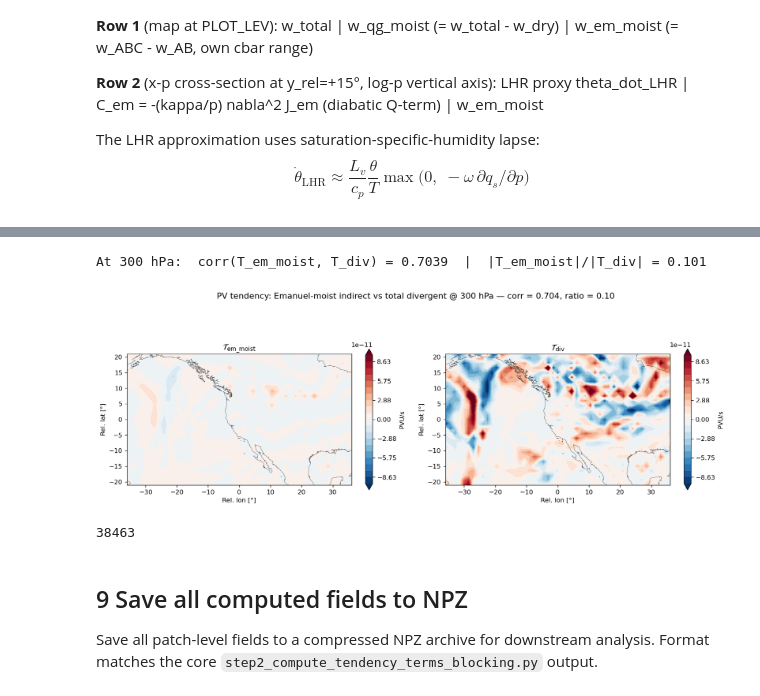
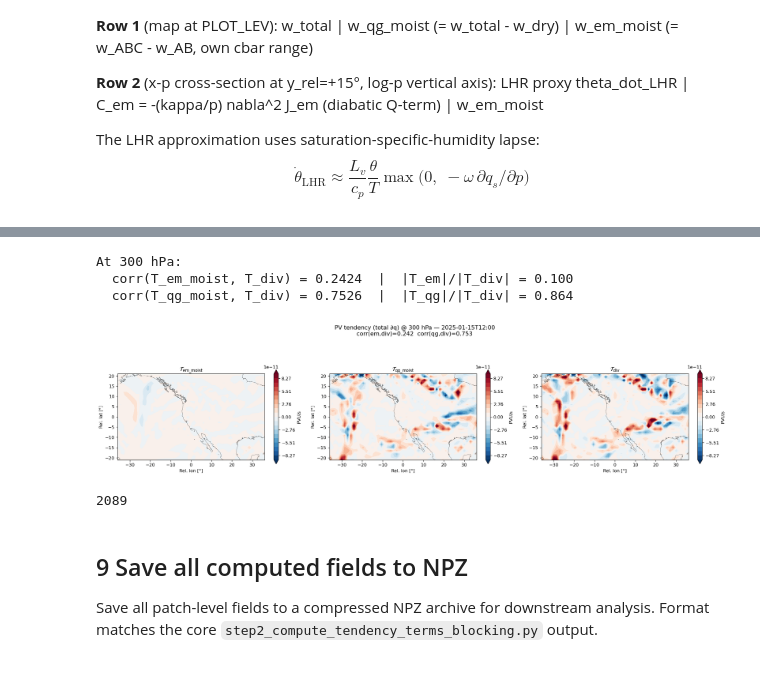
Before and after one commit to yanxingjianken/pvtend, a Jupyter notebook: examples/02_helmholtz_and_qg_omega.ipynb, the cells around one changed output, grey strips where cells are left out. Cells and saved outputs as stored; diff of their text form; code cells hidden in the pictures.

```diff
--- a/examples/02_helmholtz_and_qg_omega.ipynb
+++ b/examples/02_helmholtz_and_qg_omega.ipynb
@@ -173,8 +161,8 @@ using the **spherical Laplacian** Poisson solver (conservative form, following x
 Must be done on the full NH grid (full longitude ring) for spectral accuracy of the periodic zonal BCs.
 # %%
 %%time
-# Full NH Helmholtz (spherical Laplacian): (nlev, 61, 240) → dict of same shape
-helm = helmholtz_decomposition_3d(u_anom, v_anom, lat, lon)
+# Full NH Helmholtz on TOTAL wind (spherical Laplacian): (nlev, 61, 240) → dict of same shape
+helm = helmholtz_decomposition_3d(u_snap, v_snap, lat, lon)
 print("Helmholtz output keys:", sorted(helm.keys()))
 
 print(f"\nAt {PLOT_LEV} hPa (level index {ilev}):")
@@ -349,7 +302,7 @@ full spherical Laplacian in conservative form.
 # %%
 skip = 2                          # quiver stride for patch
 
-u_tot_p = p_u_anom[ilev];         v_tot_p = p_v_anom[ilev]
+u_tot_p = p_u_snap[ilev];         v_tot_p = p_v_snap[ilev]
 u_rot_p = p_u_rot[ilev];          v_rot_p = p_v_rot[ilev]
 u_div_p = p_u_div[ilev];          v_div_p = p_v_div[ilev]
 u_har_p = p_u_har[ilev];          v_har_p = p_v_har[ilev]
@@ -359,14 +312,14 @@ har_speed = np.sqrt(u_har_p**2 + v_har_p**2)
 fig, axes = plt.subplots(2, 2, figsize=(14, 11))
 kw = dict(cmap="RdBu_r", extend="both")
 
-# ── (0,0) Total anomaly wind — speed contourf + quiver ──
+# ── (0,0) Total wind — speed contourf + quiver ──
 ax = axes[0, 0]
 speed = np.sqrt(u_tot_p**2 + v_tot_p**2)
 cf = ax.contourf(x_coords, y_coords, speed, levels=20, cmap="YlOrRd", extend="max")
 q0 = ax.quiver(x_coords[::skip], y_coords[::skip],
                u_tot_p[::skip, ::skip], v_tot_p[::skip, ::skip],
                scale=500, width=0.003, color="k")
-ax.set_title("Total u', v'  (speed)", fontsize=12)
+ax.set_title("Total u, v  (speed)", fontsize=12)
 plt.colorbar(cf, ax=ax, shrink=0.7, label="m/s")
 
 # ── (0,1) Rotational + streamfunction ψ ──
@@ -410,7 +363,7 @@ for ax in axes.flat:
     ax.set_ylabel("Relative latitude [°]")
     ax.set_aspect("equal")
 
-fig.suptitle(f"Helmholtz decomposition @ {PLOT_LEV} hPa — {ts_str}\n"
+fig.suptitle(f"Helmholtz decomposition (total wind) @ {PLOT_LEV} hPa — {ts_str}\n"
              f"Centre ({CENTER_LAT}°N, {CENTER_LON}°E)",
              fontsize=13, y=0.95)
 fig.tight_layout()
@@ -695,13 +650,19 @@ chi_d, u_div_dry, v_div_dry = solve_chi_from_omega(
     omega_dry_total, patch_lat, patch_lon, plevs_pa,
 )
 
+# QG-moist divergent wind (from full moist residual ω_qg_moist = ω_total − ω_dry)
+chi_qg, u_div_qg, v_div_qg = solve_chi_from_omega(
+    w_qg_moist, patch_lat, patch_lon, plevs_pa,
+)
+
 # For backward compat aliases used in §8
 u_div_moist = u_div_em
 v_div_moist = v_div_em
 omega_moist_total = omega_em_moist
 
 print(f"|u_div_em_moist| max = {np.abs(u_div_em[ilev]).max():.3f} m/s")
-print(f"|u_div_dry|     max = {np.abs(u_div_dry[ilev]).max():.3f} m/s")
+print(f"|u_div_qg_moist| max = {np.abs(u_div_qg[ilev]).max():.3f} m/s")
+print(f"|u_div_dry|      max = {np.abs(u_div_dry[ilev]).max():.3f} m/s")
 
 # ── 1×3 panel: divergent wind total / dry / em-moist @ PLOT_LEV ──
 fig, axes = plt.subplots(1, 3, figsize=(18, 5))
@@ -760,56 +726,74 @@ The moist divergent wind comes from `ω_em_moist` (Emanuel LHR contribution).
 # %%
 # ── PV tendency terms on the patch ──
-# Uses ANOMALY PV gradient (∂q'/∂x, ∂q'/∂y, ∂q'/∂p)
+# Uses TOTAL PV gradient (∂q/∂x, ∂q/∂y, ∂q/∂p)
 # and Emanuel-moist divergent wind from w_em_moist Poisson solve.
 
+# ω_moist = ω_total − ω_dry  (already computed in §6 as wm_log20)
+w_moist = wm_log20
+
 # Indirect Emanuel-moist PV tendency
-T_moist = -(u_div_moist * p_dpv_anom_dx
-            + v_div_moist * p_dpv_anom_dy
-            + omega_moist_total * p_dpv_anom_dp)
+T_moist = -(u_div_moist * p_dpv_bar_dx
+            + v_div_moist * p_dpv_bar_dy
+            + omega_moist_total * p_dpv_bar_dp)
 
-# Total divergent outflow PV tendency
-T_div = -(p_u_div * p_dpv_anom_dx
-          + p_v_div * p_dpv_anom_dy
-          + p_w_snap * p_dpv_anom_dp)
+# QG-moist residual PV tendency (full moist divergent wind from ω_qg_moist Poisson)
+T_qg_moist = -(u_div_qg * p_dpv_bar_dx
+               + v_div_qg * p_dpv_bar_dy
+               + w_qg_moist * p_dpv_bar_dp)
+
+# Total divergent outflow PV tendency (Helmholtz div wind + ω_moist)
+T_div = -(p_u_div * p_dpv_bar_dx
+          + p_v_div * p_dpv_bar_dy
+          + w_moist * p_dpv_bar_dp)
 
 # ── Stats at PLOT_LEV ──
 tm_lev = T_moist[ilev]
+tq_lev = T_qg_moist[ilev]
 td_lev = T_div[ilev]
 mask = (np.abs(td_lev) > 1e-20) & np.isfinite(tm_lev) & np.isfinite(td_lev)
-corr = np.corrcoef(tm_lev[mask], td_lev[mask])[0, 1] if mask.sum() > 10 else np.nan
-ratio = np.nanmean(np.abs(tm_lev)) / (np.nanmean(np.abs(td_lev)) + 1e-30)
-print(f"At {PLOT_LEV} hPa:  corr(T_em_moist, T_div) = {corr:.4f}  |  |T_em_moist|/|T_div| = {ratio:.3f}")
+corr_em  = np.corrcoef(tm_lev[mask], td_lev[mask])[0, 1] if mask.sum() > 10 else np.nan
+mask_qg = (np.abs(td_lev) > 1e-20) & np.isfinite(tq_lev) & np.isfinite(td_lev)
+corr_qg  = np.corrcoef(tq_lev[mask_qg], td_lev[mask_qg])[0, 1] if mask_qg.sum() > 10 else np.nan
+ratio_em = np.nanmean(np.abs(tm_lev)) / (np.nanmean(np.abs(td_lev)) + 1e-30)
+ratio_qg = np.nanmean(np.abs(tq_lev)) / (np.nanmean(np.abs(td_lev)) + 1e-30)
+print(f"At {PLOT_LEV} hPa:")
+print(f"  corr(T_em_moist, T_div) = {corr_em:.4f}  |  |T_em|/|T_div| = {ratio_em:.3f}")
+print(f"  corr(T_qg_moist, T_div) = {corr_qg:.4f}  |  |T_qg|/|T_div| = {ratio_qg:.3f}")
 
-# ── 1×2 contourf: T_em_moist vs T_div ──
-fig, axes = plt.subplots(1, 2, figsize=(14, 5))
+# ── 1×3 contourf: T_em_moist / T_qg_moist / T_div ──
+fig, axes = plt.subplots(1, 3, figsize=(20, 5))
 
-# Shared colour scale
+# Shared colour scale across all three
 vm_pv = max(np.nanpercentile(np.abs(tm_lev), 98),
+            np.nanpercentile(np.abs(tq_lev), 98),
             np.nanpercentile(np.abs(td_lev), 98))
 if vm_pv < 1e-30:
     vm_pv = 1.0
 levs_cf = np.linspace(-vm_pv, vm_pv, 21)
 
-for ax, field, title in zip(axes, [tm_lev, td_lev],
+for ax, field, title in zip(axes, [tm_lev, tq_lev, td_lev],
                              [r"$\mathcal{T}_{\rm em\_moist}$",
+                              r"$\mathcal{T}_{\rm qg\_moist}$",
                               r"$\mathcal{T}_{\rm div}$"]):
     cf = ax.contourf(x_coords, y_coords, field, levels=levs_cf,
                      cmap="RdBu_r", extend="both")
     overlay_coastlines(ax, **coast_kw)
     ax.set_aspect("equal")
     ax.set_xlabel("Rel. lon [°]"); ax.set_ylabel("Rel. lat [°]")
     ax.set_title(title, fontsize=13)
     plt.colorbar(cf, ax=ax, shrink=0.7, label="PVU/s")
 
-fig.suptitle(f"PV tendency: Emanuel-moist indirect vs total divergent @ {PLOT_LEV} hPa "
-             f"— corr = {corr:.3f}, ratio = {ratio:.2f}",
+fig.suptitle(f"PV tendency (total ∂q) @ {PLOT_LEV} hPa — {ts_str}\n"
+             f"corr(em,div)={corr_em:.3f}  corr(qg,div)={corr_qg:.3f}",
              fontsize=13, y=1.02)
 fig.tight_layout()
 plt.show(); plt.close("all"); gc.collect()
 # %% [output]
-At 300 hPa:  corr(T_em_moist, T_div) = 0.7039  |  |T_em_moist|/|T_div| = 0.101
+At 300 hPa:
+  corr(T_em_moist, T_div) = 0.2424  |  |T_em|/|T_div| = 0.100
+  corr(T_qg_moist, T_div) = 0.7526  |  |T_qg|/|T_div| = 0.864
-[figure, old version]
+[figure, new version]
-38463
+2089
 # %% [markdown]
 ## 9  Save all computed fields to NPZ
 
```
Also changed, not shown: parts of 16 cells of this notebook, 11 other files.
